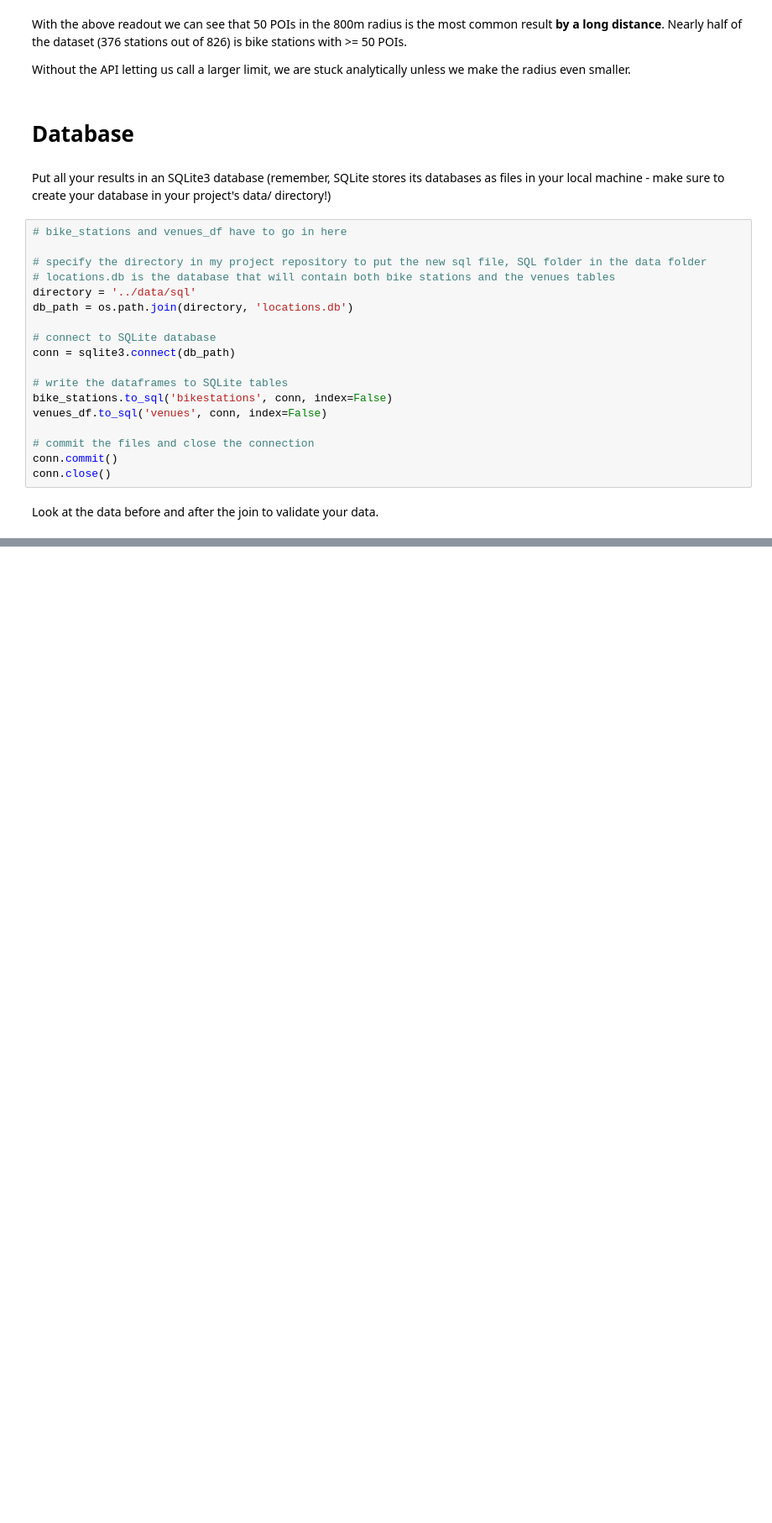
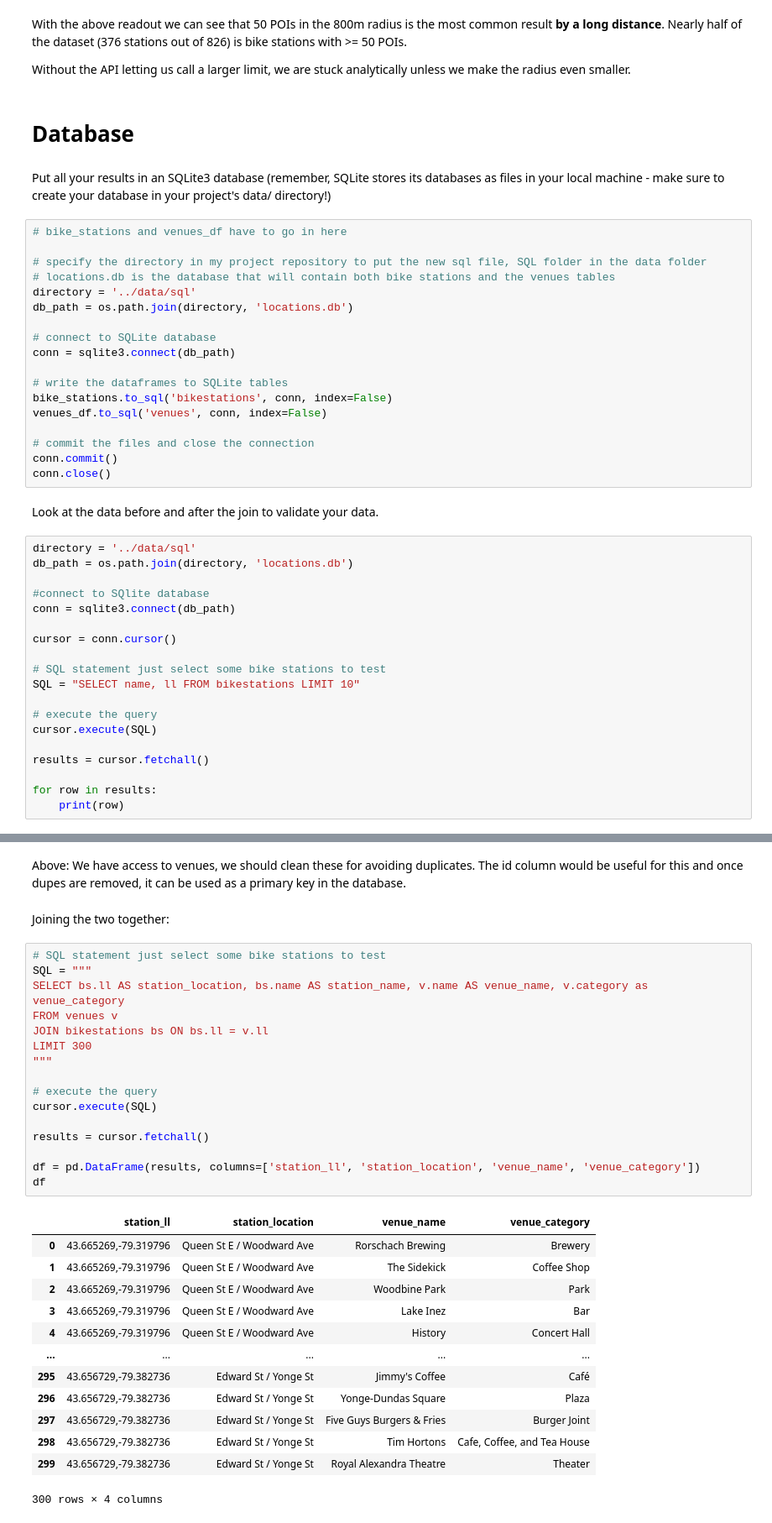
Before and after one commit to tjjdoherty/python-statistical-modelling, a Jupyter notebook: notebooks/joining_data.ipynb, the cells around one changed output, grey strips where cells are left out. Shown: that part at 84% size. Drawn from its saved outputs; the diff is of its cells as text; blank space fills up the shorter version.

Commit message:
played with SQL database and joined some tables

```diff
--- a/notebooks/joining_data.ipynb
+++ b/notebooks/joining_data.ipynb
@@ -415,3 +415,22 @@ conn.commit()
 conn.close()
 # %% [markdown]
 Look at the data before and after the join to validate your data.
+# %%
+directory = '../data/sql'
+db_path = os.path.join(directory, 'locations.db')
+
+#connect to SQlite database
+conn = sqlite3.connect(db_path)
+
+cursor = conn.cursor()
+
+# SQL statement just select some bike stations to test
+SQL = "SELECT name, ll FROM bikestations LIMIT 10"
+
+# execute the query
+cursor.execute(SQL)
+
+results = cursor.fetchall()
+
+for row in results:
+    print(row)
@@ -417,0 +472,34 @@ Look at the data before and after the join to validate your data.
+# %% [markdown]
+Above: We have access to venues, we should clean these for avoiding duplicates. The id column would be useful for this and once dupes are removed, it can be used as a primary key in the database.
+# %% [markdown]
+Joining the two together:
+# %%
+# SQL statement just select some bike stations to test
+SQL = """
+SELECT bs.ll AS station_location, bs.name AS station_name, v.name AS venue_name, v.category as venue_category
+FROM venues v
+JOIN bikestations bs ON bs.ll = v.ll
+LIMIT 300
+"""
+
+# execute the query
+cursor.execute(SQL)
+
+results = cursor.fetchall()
+
+df = pd.DataFrame(results, columns=['station_ll', 'station_location', 'venue_name', 'venue_category'])
+df
+# %% [output]
+|  | station_ll | station_location | venue_name | venue_category |
+| 0 | 43.665269,-79.319796 | Queen St E / Woodward Ave | Rorschach Brewing | Brewery |
+| 1 | 43.665269,-79.319796 | Queen St E / Woodward Ave | The Sidekick | Coffee Shop |
+| 2 | 43.665269,-79.319796 | Queen St E / Woodward Ave | Woodbine Park | Park |
+| 3 | 43.665269,-79.319796 | Queen St E / Woodward Ave | Lake Inez | Bar |
+| 4 | 43.665269,-79.319796 | Queen St E / Woodward Ave | History | Concert Hall |
+| ... | ... | ... | ... | ... |
+| 295 | 43.656729,-79.382736 | Edward St / Yonge St | Jimmy's Coffee | Café |
+| 296 | 43.656729,-79.382736 | Edward St / Yonge St | Yonge-Dundas Square | Plaza |
+| 297 | 43.656729,-79.382736 | Edward St / Yonge St | Five Guys Burgers & Fries | Burger Joint |
+| 298 | 43.656729,-79.382736 | Edward St / Yonge St | Tim Hortons | Cafe, Coffee, and Tea House |
+| 299 | 43.656729,-79.382736 | Edward St / Yonge St | Royal Alexandra Theatre | Theater |
+300 rows × 4 columns
```
Also changed, not shown: parts of 6 cells of this notebook.
